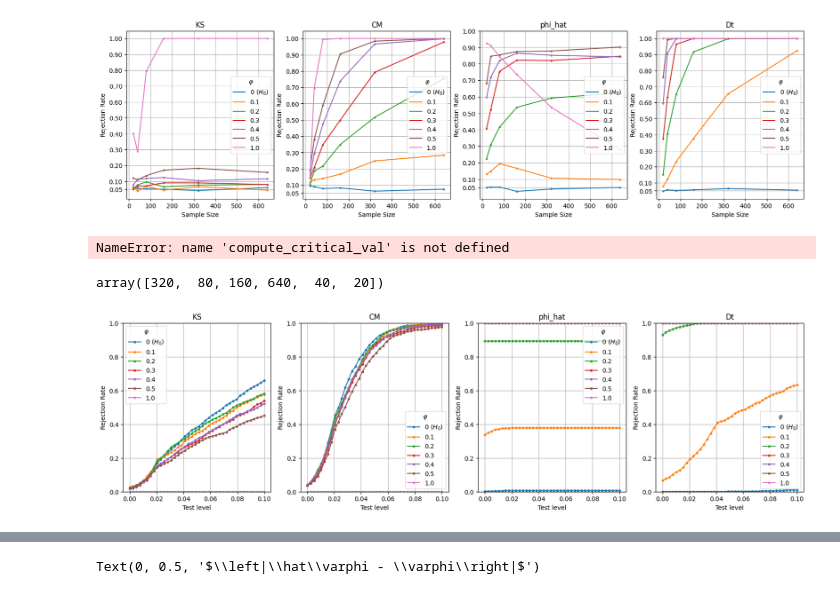
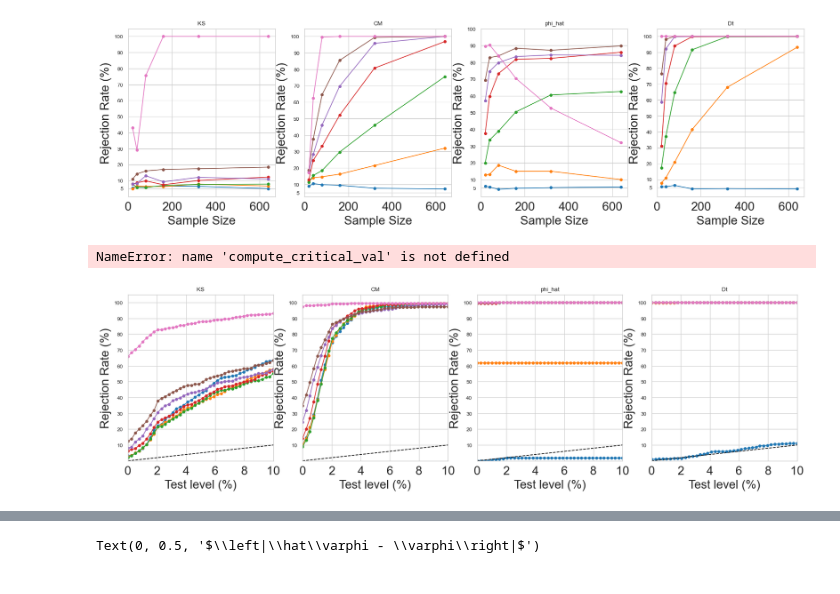
Before and after one commit to matthieubulte/GAR, a Jupyter notebook: simulation-evaluation.ipynb, the cells around one changed output, grey strips where cells are left out. Saved outputs shown, nothing was run; the diff lists cells and outputs as text; code cells hidden in the pictures.

```diff
--- a/simulation-evaluation.ipynb
+++ b/simulation-evaluation.ipynb
@@ -10,3 +10,9 @@ import pickle
 import os
 import plotting
 from scipy.stats import norm
+
+sns.set_style("whitegrid")
+sns.set_context("paper", rc={
+    "axes.labelsize": 20,
+    "xtick.labelsize": 20
+})
@@ -115,16 +35,18 @@ array([ 1. ,  3.5,  6. ,  8.5, 11. , 13.5, 16. , 18.5, 21. , 23.5])
 # %%
 # 20231004145115_sim_mar
 # 20231005144659_sim_mar
+# 20240201000642_sim_mar
 
-with open(f'./results/20240125112717_sim_mar/results_all.pickle', 'rb') as f:
+# with open(f'./results/20240130154602_sim_mar/results_all.pickle', 'rb') as f:
+with open(f'./results/20240131152645_sim_mar/results_all.pickle', 'rb') as f:
     df_logchol = pickle.load(f)
 
-with open(f'./results/20231004145115_sim_mar/results_all.pickle', 'rb') as f:
+with open(f'./results/20240201000642_sim_mar/results_all.pickle', 'rb') as f:
     df_ours = pickle.load(f)
     df_ours_w = df_ours[df_ours['sim_setup'] == 'wasserstein'].copy()
     df_ours_r = df_ours[df_ours['sim_setup'] == 'r'].copy()
 
-with open(f'./results/20231005144659_sim_mar/results_all.pickle', 'rb') as f:
+with open(f'./results/20240201000642_sim_mar/results_all.pickle', 'rb') as f:
     df_ser_dep = pickle.load(f)
     df_ser_dep_w = df_ser_dep[df_ser_dep['sim_setup'] == 'wasserstein'].copy()
     df_ser_dep_r = df_ser_dep[df_ser_dep['sim_setup'] == 'r'].copy()
@@ -183,7 +153,7 @@ plt.subplot(1,4,4)
 plt.title('Dt')
 plotting.plot_test_for(df_ours_w, 'Dt')
 # %% [output]
-[figure, old version]
+[figure, new version]
 # %%
 def plot_alpha_alpha(df, statname, samplesize, onesided=False):
     target_sizes = np.linspace(0, 0.1, 40)
@@ -223,28 +193,24 @@ plot_alpha_alpha(df_ours_w, 'phi_hat', samplesize, onesided=True)
 plot_alpha_alpha(df_ours_w, 'Dt', samplesize)
 # %% [output]
 NameError: name 'compute_critical_val' is not defined
-# %%
-df_logchol.sample_size.unique()
-# %% [output]
-array([320,  80, 160, 640,  40,  20])
 # %%
 
-samplesize = 40
+samplesize = 80
 
 plt.figure(figsize=(20,5))
 plt.subplot(1,4,1)
 plt.title('KS')
 plotting.plot_alpha_alpha(df_logchol, 'KS', samplesize, onesided=True)
 plt.subplot(1,4,2)
 plt.title('CM')
 plotting.plot_alpha_alpha(df_logchol, 'CM', samplesize, onesided=True)
 
 
 plt.subplot(1,4,3)
 plt.title('phi_hat')
 plotting.plot_alpha_alpha(df_logchol, 'phi_hat', samplesize, onesided=True)
 plt.subplot(1,4,4)
 plt.title('Dt')
 plotting.plot_alpha_alpha(df_logchol, 'Dt', samplesize)
 # %% [output]
-[figure, old version]
+[figure, new version]
```
Also changed, not shown: parts of 22 cells of this notebook, 4 other files.
